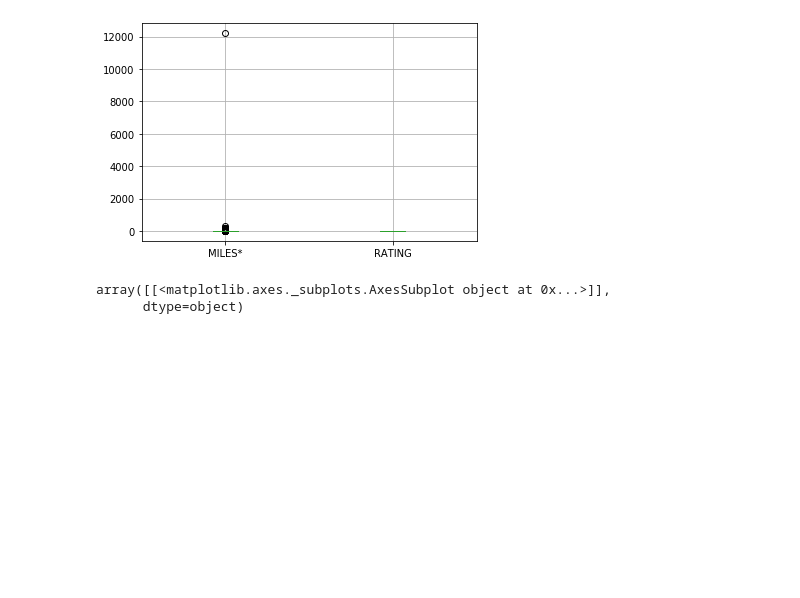
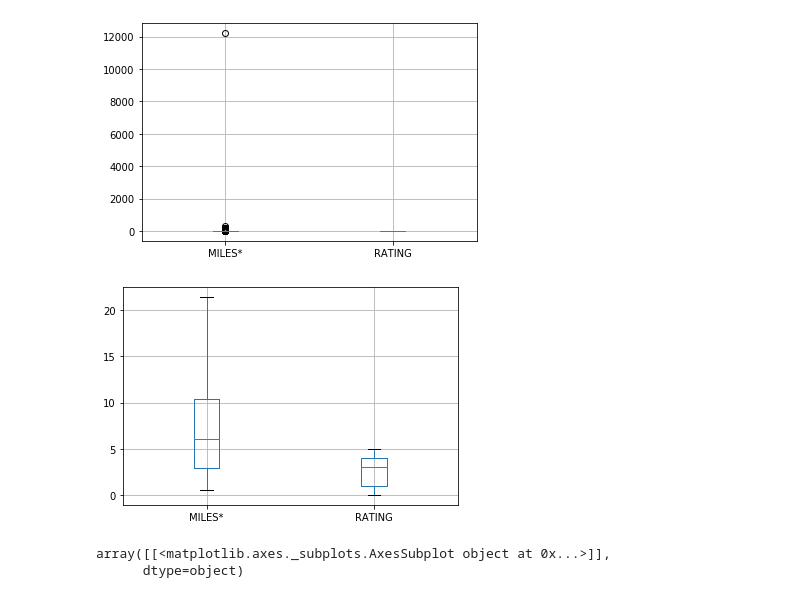
Before and after one commit to athira0/DALab, a Jupyter notebook: DataALab2.ipynb, the cells around one changed output. Saved outputs shown, nothing was run; the diff lists cells and outputs as text; code cells hidden in the pictures; blank space fills up the shorter version.

```diff
--- a/DataALab2.ipynb
+++ b/DataALab2.ipynb
@@ -77,6 +77,10 @@ ax1 = df.plot.scatter(x='MILES*',
 bp=df.boxplot(column=["MILES*","RATING"])
 # %% [output]
 [figure]
+# %%
+bp=df.boxplot(column=["MILES*","RATING"],showfliers=False)
+# %% [output]
+[figure, added]
 # %%
 df.hist(column="RATING")
 # %% [output]
```
